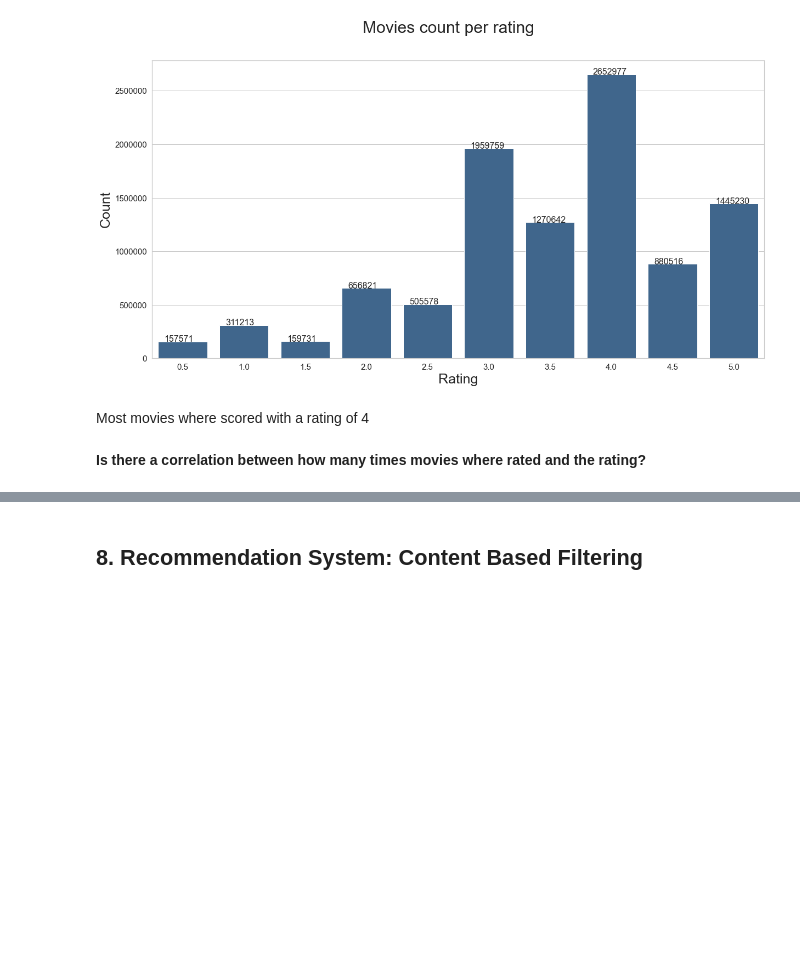
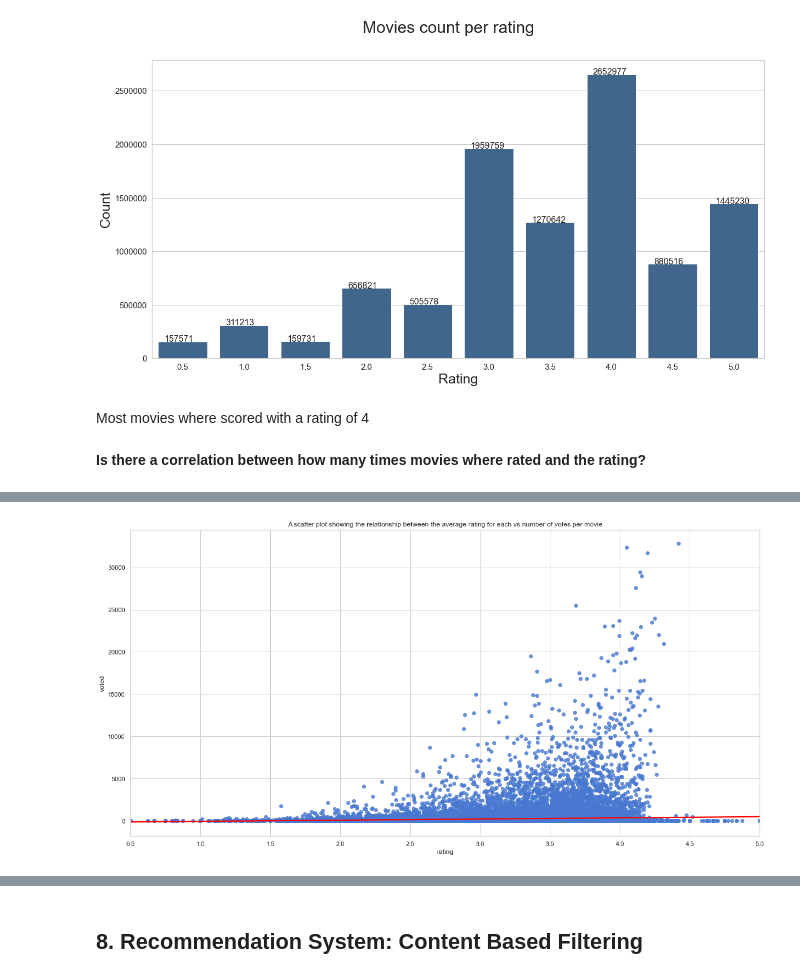
Before and after one commit to drikus-d/unsupervised-predict-streamlit-template, a Jupyter notebook: Drikus_Notebook.ipynb, the cells around one changed output, grey strips where cells are left out. Saved outputs shown, nothing was run; the diff lists cells and outputs as text; code cells hidden in the pictures; blank space fills up the shorter version.

```diff
--- a/Drikus_Notebook.ipynb
+++ b/Drikus_Notebook.ipynb
@@ -346,3 +381,7 @@ plt.show()
 # %% [markdown]
 Most movies where scored with a rating of 4 <br><br>
 **Is there a correlation between how many times movies where rated and the rating?**
+# %%
+train_movies = train_df.merge(movies_df,on = 'movieId') # Merges the movie and train datasets
+train_movies.drop(columns=['timestamp'],inplace=True) # Dropping the timestamp column
+train_movies.head(10) # Shows the first 10 observations
@@ -348,0 +400,40 @@ Most movies where scored with a rating of 4 <br><br>
+# %%
+# Create a new dataframe from the train_movies dataframe to get the average rating
+train2 = train_movies.copy()
+
+# Drop any duplicated information
+train2.drop_duplicates(['title','genres'],inplace = True)
+
+# Get the  avarage rating for each movie in the data
+total_ratings = train_movies.groupby(['movieId','genres']).mean()['rating'].reset_index()
+
+# Merge the the train2 and the total_ratings to create a new data
+train2 = train2.merge(total_ratings, on = 'movieId')
+
+train2.drop(columns=['userId','rating_x','genres_y'],inplace=True) # Delete the duplicated columns
+
+train2.rename(columns={'genres_x':'genres','rating_y':'rating'},inplace=True) # Rename the columns
+
+train3 = train2.copy() # Make a copy of the Train2 dataset
+# Create a user dataset to check how many time it has been voted for
+user_rated = pd.DataFrame(train_df['movieId'].value_counts().reset_index()) # Create a user dataframe using groupby function
+
+user_rated.rename(columns = {'index':'movieId','movieId':'voted'},inplace = True) # Rename the columns
+
+train3 = train3.merge(user_rated, on ='movieId') # Combine the train3 dataset with the User_rated data
+
+# Create a dataframe to visualize the most rated movies and least rated movies
+train4 = train3.sort_values('voted',ascending=False)
+
+# Check for correlation between rating and number of the times have the user rated a movie
+
+#Instantiate the figures
+fig,ax = plt.subplots(figsize =(20,10))
+
+# Create a scatter plot to visualise
+sns.regplot(data = train3, x = "rating", y = "voted",line_kws={"color": "red"})
+ax.set_title("A scatter plot showing the relationship between the average rating for each vs number of votes per movie")
+# Show the scatterplot
+plt.show()
+# %% [output]
+[figure, added]
```
Also changed, not shown: parts of 32 cells of this notebook, 1 other file.
